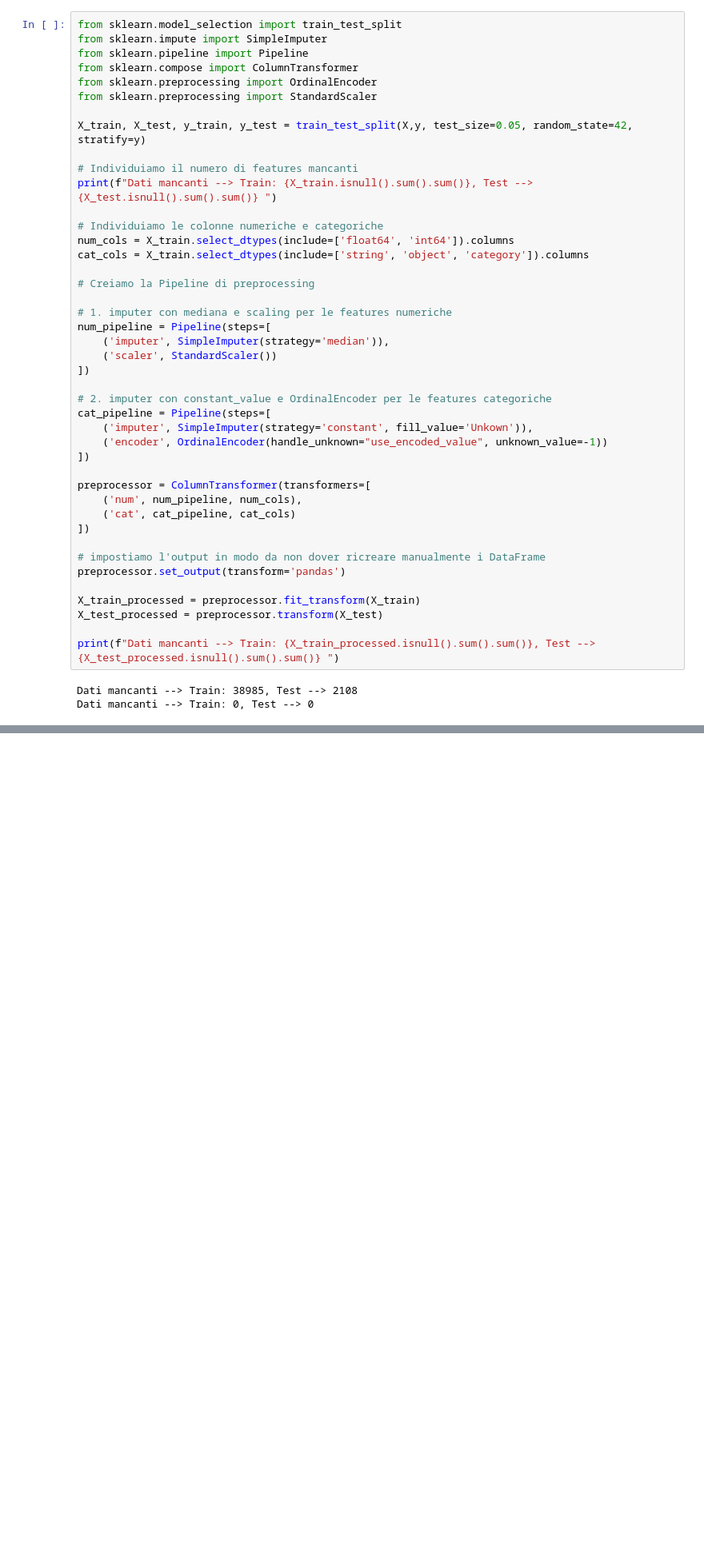
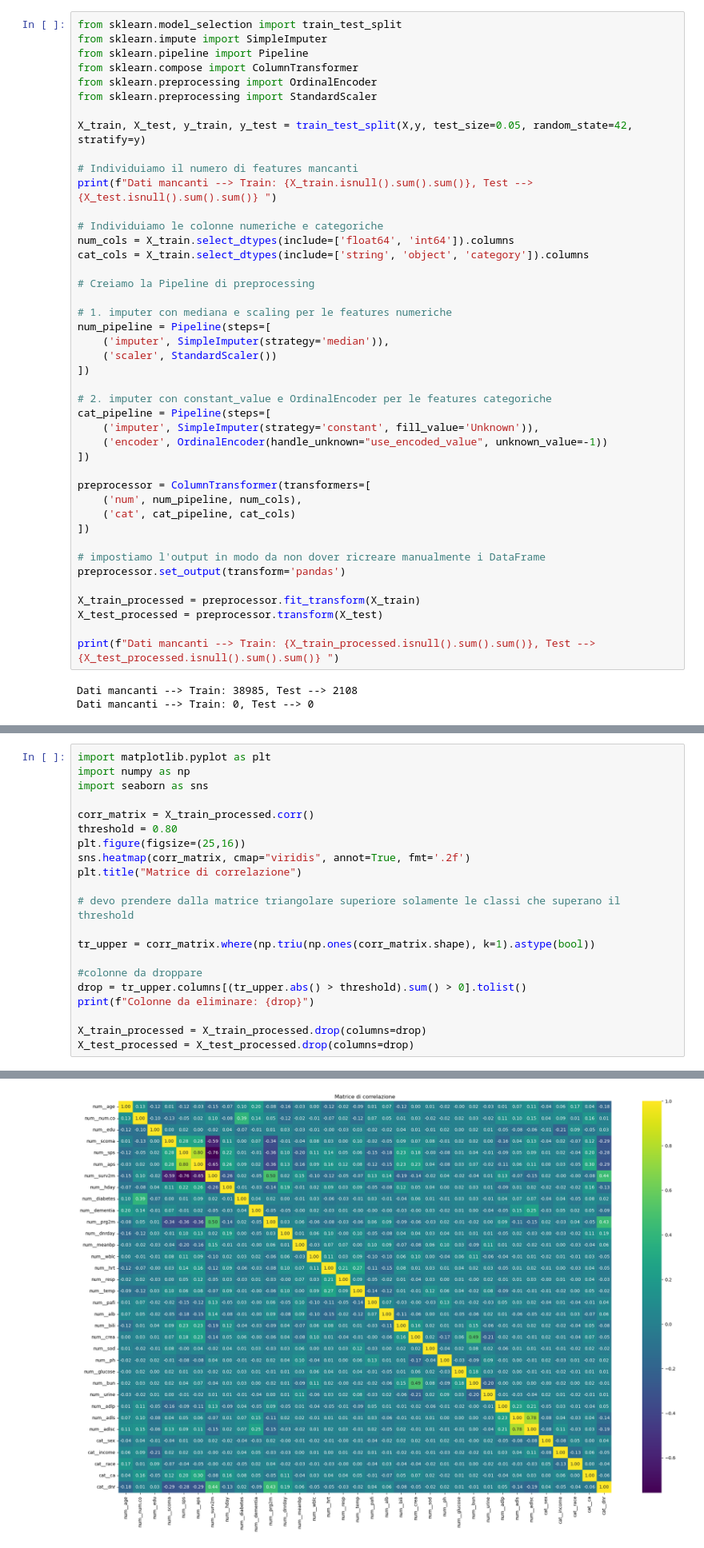
Before and after one commit to Anelgo02/BigData-notebooks, a Jupyter notebook: BigData (MODULO 2)/Esercitazione 23-04-2026/Esercitazione1.ipynb, the cells around one changed output, grey strips where cells are left out. Shown at 80% size. Drawn from its saved outputs; the diff is of its cells as text; blank space fills up the shorter version.

```diff
--- a/BigData (MODULO 2)/Esercitazione 23-04-2026/Esercitazione1.ipynb
+++ b/BigData (MODULO 2)/Esercitazione 23-04-2026/Esercitazione1.ipynb
@@ -89,7 +73,7 @@ num_pipeline = Pipeline(steps=[
 
 # 2. imputer con constant_value e OrdinalEncoder per le features categoriche
 cat_pipeline = Pipeline(steps=[
-    ('imputer', SimpleImputer(strategy='constant', fill_value='Unkown')),
+    ('imputer', SimpleImputer(strategy='constant', fill_value='Unknown')),
     ('encoder', OrdinalEncoder(handle_unknown="use_encoded_value", unknown_value=-1))
 ])
 
@@ -110,0 +97,22 @@ Dati mancanti --> Train: 0, Test --> 0
+# %%
+import matplotlib.pyplot as plt
+import numpy as np
+import seaborn as sns
+
+corr_matrix = X_train_processed.corr()
+threshold = 0.80
+plt.figure(figsize=(25,16))
+sns.heatmap(corr_matrix, cmap="viridis", annot=True, fmt='.2f')
+plt.title("Matrice di correlazione")
+
+# devo prendere dalla matrice triangolare superiore solamente le classi che superano il threshold
+
+tr_upper = corr_matrix.where(np.triu(np.ones(corr_matrix.shape), k=1).astype(bool))
+
+#colonne da droppare
+drop = tr_upper.columns[(tr_upper.abs() > threshold).sum() > 0].tolist()
+print(f"Colonne da eliminare: {drop}")
+
+X_train_processed = X_train_processed.drop(columns=drop)
+X_test_processed = X_test_processed.drop(columns=drop)
+# %% [output]
@@ -110,0 +120 @@ Dati mancanti --> Train: 0, Test --> 0
+[figure, added]
```
Also changed, not shown: parts of 14 cells of this notebook.
